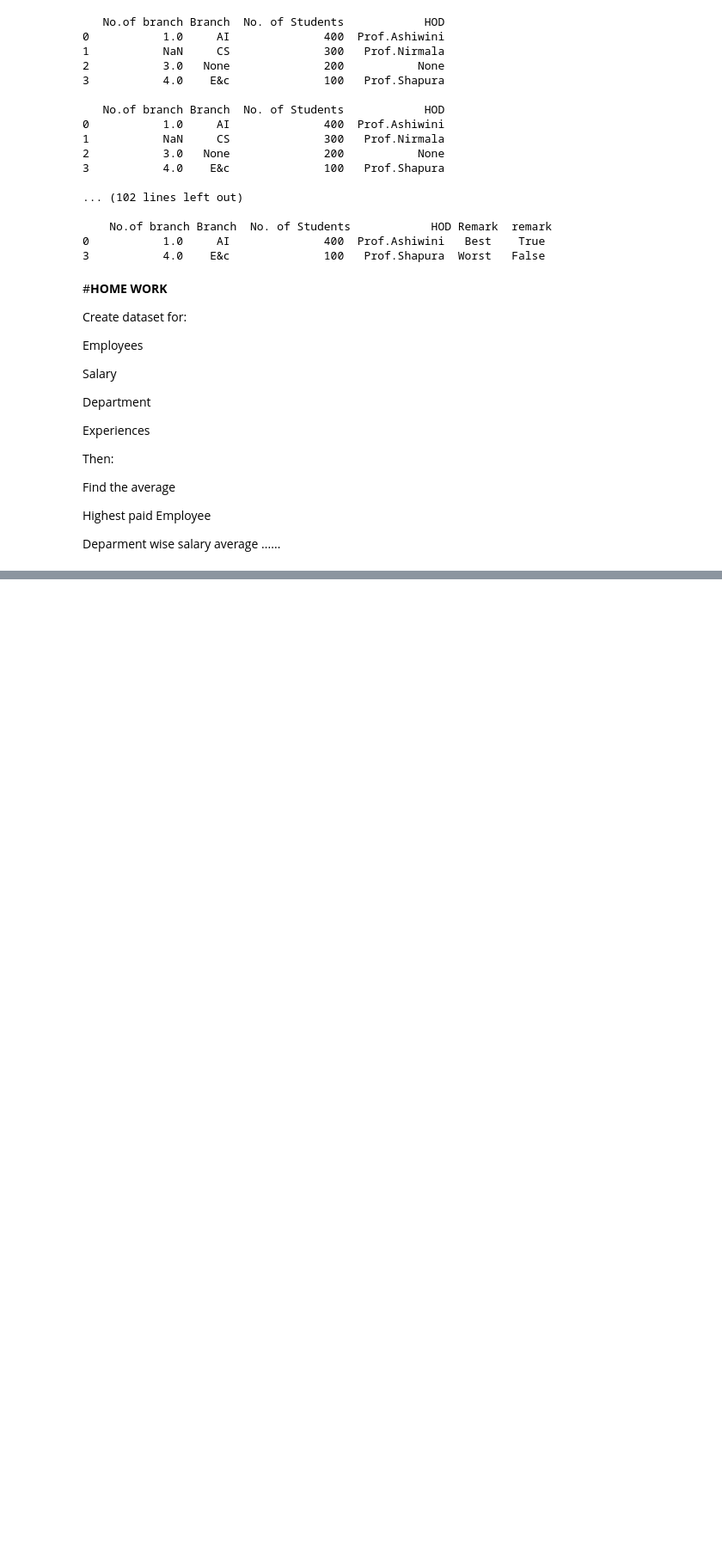
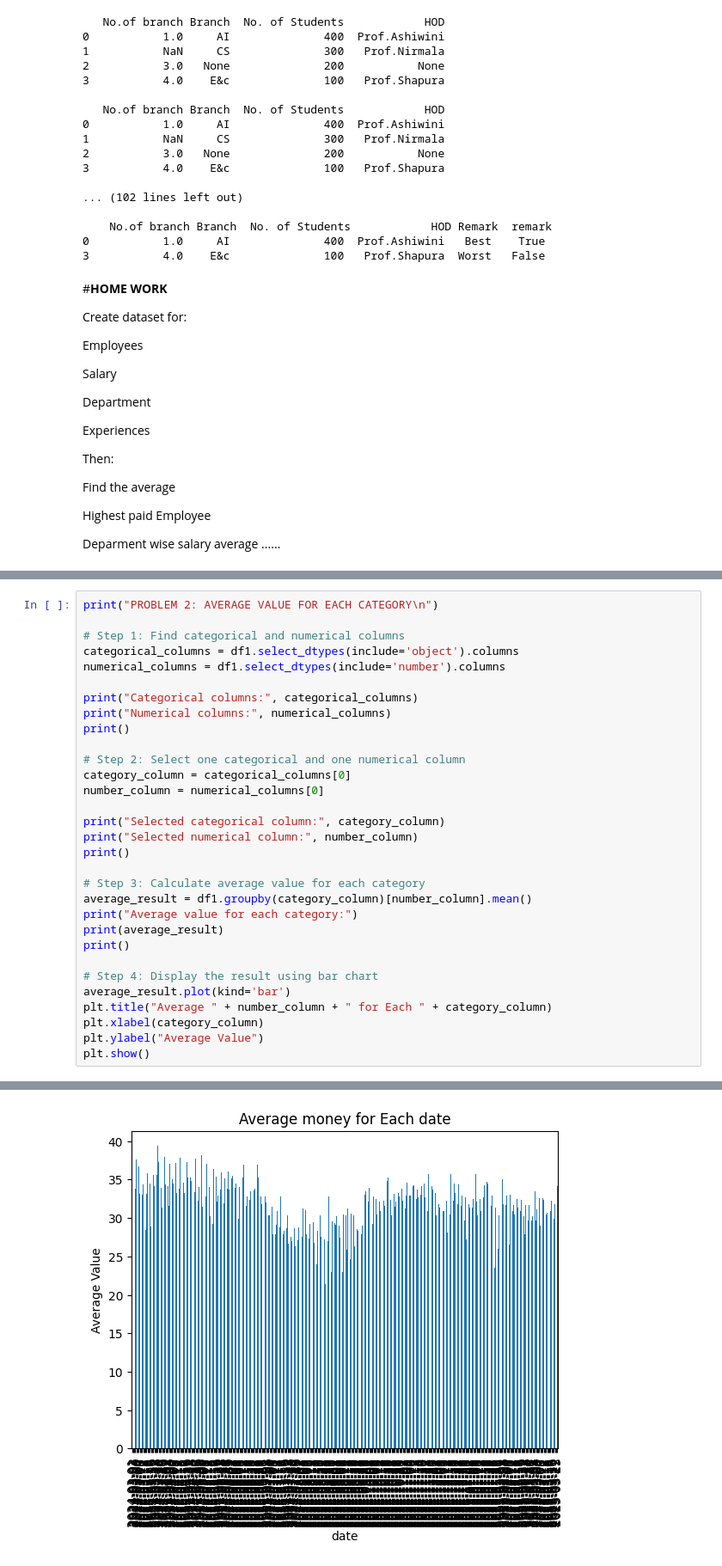
Before and after one commit to nimitha123-kd/Take-IT-Smart-Internship, a Jupyter notebook: Class1_PythonBasics_.ipynb, the cells around one changed output, grey strips where cells are left out. Shown at 86% size. Saved outputs shown, nothing was run; the diff lists cells and outputs as text; blank space fills up the shorter version.

```diff
--- a/Class1_PythonBasics_.ipynb
+++ b/Class1_PythonBasics_.ipynb
@@ -3446,0 +3965,32 @@ Which type of passenger more likely to survive???
+# %%
+print("PROBLEM 2: AVERAGE VALUE FOR EACH CATEGORY\n")
+
+# Step 1: Find categorical and numerical columns
+categorical_columns = df1.select_dtypes(include='object').columns
+numerical_columns = df1.select_dtypes(include='number').columns
+
+print("Categorical columns:", categorical_columns)
+print("Numerical columns:", numerical_columns)
+print()
+
+# Step 2: Select one categorical and one numerical column
+category_column = categorical_columns[0]
+number_column = numerical_columns[0]
+
+print("Selected categorical column:", category_column)
+print("Selected numerical column:", number_column)
+print()
+
+# Step 3: Calculate average value for each category
+average_result = df1.groupby(category_column)[number_column].mean()
+print("Average value for each category:")
+print(average_result)
+print()
+
+# Step 4: Display the result using bar chart
+average_result.plot(kind='bar')
+plt.title("Average " + number_column + " for Each " + category_column)
+plt.xlabel(category_column)
+plt.ylabel("Average Value")
+plt.show()
+# %% [output]
@@ -3446,0 +4014 @@ Which type of passenger more likely to survive???
+[figure, added]
```
Also changed, not shown: parts of 10 cells of this notebook.
